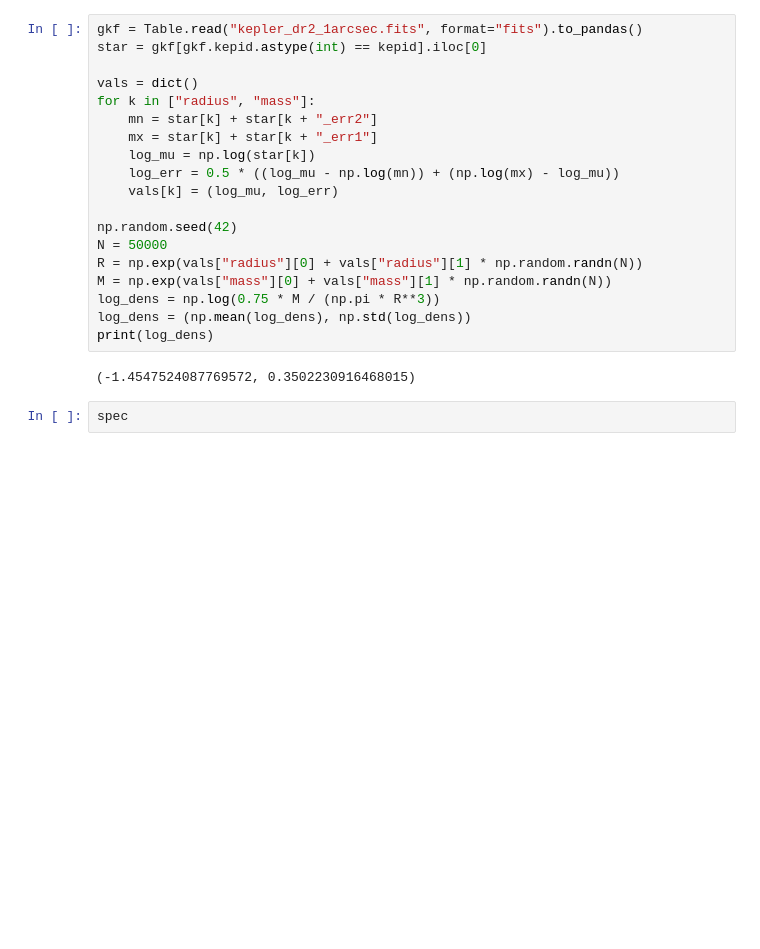
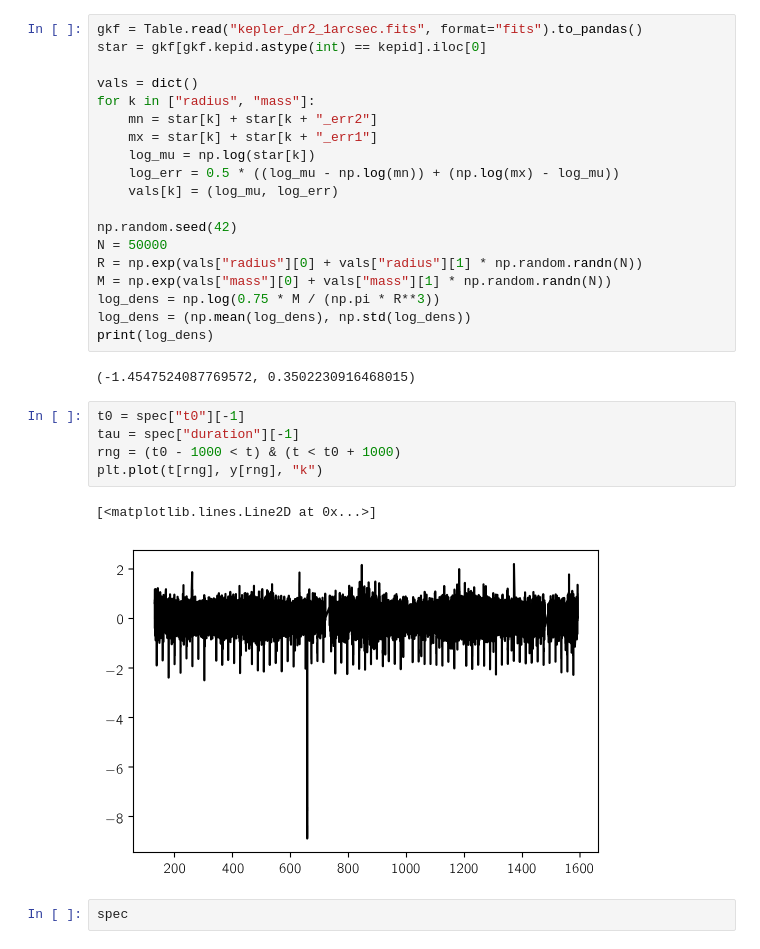
Before and after one commit to exoplanet-dev/exoplanet, a Jupyter notebook: multi.ipynb, the cells around one changed output. Cells and saved outputs as stored; diff of their text form; blank space fills up the shorter version.

```diff
--- a/multi.ipynb
+++ b/multi.ipynb
@@ -91,6 +83,14 @@ log_dens = (np.mean(log_dens), np.std(log_dens))
 print(log_dens)
 # %% [output]
 (-1.4547524087769572, 0.3502230916468015)
+# %%
+t0 = spec["t0"][-1]
+tau = spec["duration"][-1]
+rng = (t0 - 1000 < t) & (t < t0 + 1000)
+plt.plot(t[rng], y[rng], "k")
+# %% [output]
+[<matplotlib.lines.Line2D at 0x...>]
+[figure, added]
 # %%
 spec
 # %% [output]
```
Also changed, not shown: parts of 22 cells of this notebook, 4 other files.
